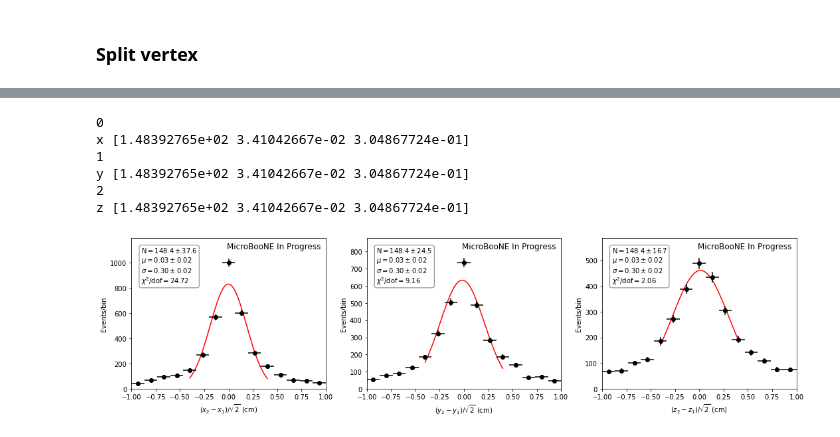
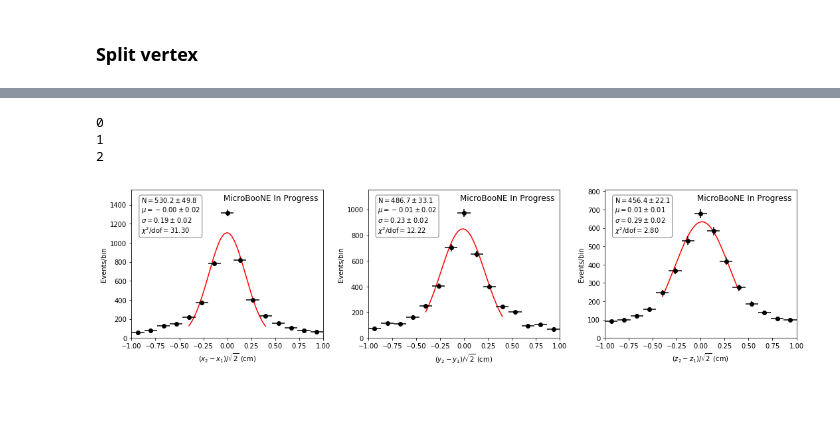
Before and after one commit to rutgersnu/mcc9-reco, a Jupyter notebook: NuMuCC_validation_trackstudies_august5.ipynb, the cells around one changed output, grey strips where cells are left out. Saved outputs shown, nothing was run; the diff lists cells and outputs as text; code cells hidden in the pictures; blank space fills up the shorter version.

```diff
--- a/NuMuCC_validation_trackstudies_august5.ipynb
+++ b/NuMuCC_validation_trackstudies_august5.ipynb
@@ -31,7 +34,7 @@ main_tree_name = "NuCCanalyzer"
 #dict_names = ["nue", "nu", "on", "off", "dirt"]
 dict_names = ["nu", "on", "off", "dirt"]
 # %%
-fidvol_vtx = [10, 10, 10, 10, 10, 50]
+fidvol_vtx = [24.8, 31.55, 32.47, 32, 26.9, 30]
 
 mass_mu = 0.106
 mass_p = 0.938272
@@ -2163,11 +2173,12 @@ plt.show()
 fig, (ax1, ax2) = plt.subplots(1, 2, figsize=(10,4))
 
 xbins = np.linspace(0.4, 1.8, 8)
-
+#8
 # Extract a profile histogram
 def get_profile(sample):
     #  Selected contained muon candidate tracks
-    df = d[sample]['df_daughters'].query("python_select & muon_candidate & contained & hitsU > 150 & hitsV > 150 & hitsY > 150 & track_mcs_ll < 300")
+    #muon_candidate & python_select
+    df = d[sample]['df_daughters'].query("python_select&muon_candidate & contained & hitsU > 150 & hitsV > 150 & hitsY > 150 & track_mcs_ll < 300 & mcs_trackMomErr_MuFwd_rm10 <7.5 & (mcs_trackMom_MuFwd_rm10 - track_range_mom_mu > -0.2)")
 
     # MCS momentum, whichever of forwards and backwards fit is  best
     pmcs = df.mcs_trackMom_MuFwd_rm10.where(df.mcs_trackIsBestFwd_Mu_rm10==1, df.mcs_trackMom_MuBwd_rm10)
@@ -2250,6 +2261,6 @@ ax2.text(1.75, 0.29, 'MicroBooNE In Progress', verticalalignment='top', horizont
 
 
 plt.tight_layout()
-plt.savefig("FractionalBiasResoVsPRange.pdf")
+#plt.savefig("FractionalBiasResoVsPRange.png")
 plt.show()
 # %% [output]
@@ -2257,7 +2268,7 @@ plt.show()
 # %%
 fig, (ax1) = plt.subplots(1, figsize=(10,4))
 xbins = np.linspace(1.4, 1.6, 5)
-df = d["on"]['df_daughters'].query('python_select & muon_candidate & contained')
+df = d["on"]['df_daughters'].query('python_select & muon_candidate ')
 prange = df.track_range_mom_mu
 pmcs = df.mcs_trackMom_MuFwd_rm10.where(df.mcs_trackIsBestFwd_Mu_rm10==1, df.mcs_trackMom_MuBwd_rm10)
 
@@ -2359,8 +2473,8 @@ xbins = np.linspace(-1, 1, 16)
 
 # Extract event-level variables of interest
 v = ['v%i%spos' % (i,j) for i in [1,2] for j in 'xyz']
-ds = d['on']['events'].pandas.df(v + ['num_tracks','nu_mu_cc_selected'])
-ds = ds[(ds.num_tracks>=4)&(ds.nu_mu_cc_selected)&(ds.v1xpos!=0)]
+ds = d['on']['events'].pandas.df(v + ['num_tracks','nu_mu_cc_selected','nu_score'])
+ds = ds[(ds.num_tracks>=4)&(ds.nu_mu_cc_selected)&(ds.v1xpos!=0)&(ds.v2xpos!=0)&(ds.nu_score>0.5)]
 
 # Loop over x, y, z
 for i, dim in enumerate('xyz'):
@@ -2398,10 +2512,11 @@ for i, dim in enumerate('xyz'):
     ax[i].plot(x2, a*scipy.stats.norm.pdf(x2, mu, std), c='r', zorder=-100)
 
     err_mu, err_amp, err_std = np.sqrt(np.diag(fit.covar))
+
     textstr = '\n'.join((
-    r'$\mathrm{N}=%1.1f\pm%1.1f$' % (pars[0], err_amp),
-    r'$\mu=%1.2f\pm%1.2f$' % (pars[1], err_mu),
-    r'$\sigma=%1.2f\pm%1.2f$' % (pars[2], err_std),
+    r'$\mathrm{N}=%1.1f\pm%1.1f$' % (fit.params['amplitude'], err_amp),
+    r'$\mu=%1.2f\pm%1.2f$' % (fit.params['center'], err_mu),
+    r'$\sigma=%1.2f\pm%1.2f$' % (fit.params['sigma'], err_std),
     r'$\chi^2/\mathrm{dof}=%1.2f$' % (fit.redchi)))
 
     props = dict(boxstyle='round',facecolor = 'white', alpha=0.5)
@@ -2409,7 +2524,7 @@ for i, dim in enumerate('xyz'):
     ax[i].text(0.05, 0.95, textstr, transform=ax[i].transAxes, fontsize=10,
     verticalalignment='top', bbox=props)
     # The parameters should go in a text box on the plot
-    print(dim, pars)
+    #print(dim, pars)
 
     ymax = ax[i].get_ylim()[1]
     ax[i].set_ylim(0, ymax*1.07)
@@ -2417,6 +2532,6 @@ for i, dim in enumerate('xyz'):
 
 
 plt.tight_layout()
-plt.savefig("BNBsplitvertex.pdf")
+#plt.savefig("BNBsplitvertex.png")
 plt.show()
 # %% [output]
@@ -2453,8 +2565,9 @@ xbins = np.linspace(-1, 1, 16)
 
 # Extract event-level variables of interest
 v = ['v%i%spos' % (i,j) for i in [1,2] for j in 'xyz']
-ds = d['nu']['events'].pandas.df(v + ['num_tracks','nu_mu_cc_selected','nu_score','nu_contained','hitsU','hitsV','hitsY'])
-ds = ds.query('num_tracks>=4 & nu_mu_cc_selected & v1xpos!=0 & v2xpos != 0 & nu_score>0.5 & nu_contained & hitsU>150 & hitsV>150 &hitsY>150')
+ds = d['nu']['events'].pandas.df(v + ['num_tracks','nu_mu_cc_selected','nu_score','nu_contained','hitsU','hitsV','hitsY', 'total_hits'])
+ds = ds.query('num_tracks>=4 & nu_mu_cc_selected & v1xpos!=0 & v2xpos != 0 & nu_score>0.5')
+#& v1xpos!=0 & v2xpos != 0 & nu_score>0.5 & nu_contained & hitsU>150 & hitsV>150 &hitsY>150
 
 # Loop over x, y, z
 for i, dim in enumerate('xyz'):
@@ -2486,42 +2599,40 @@ for i, dim in enumerate('xyz'):
 
     fit = lmfit.minimize(residual, par, args=(x[4:-5],), kws={'data': y[4:-5], 'err': ye[4:-5]})
 
     xbins2 = np.linspace(x[4],x[-5],1001)
     x2 = xbins2[:-1] + np.diff(xbins2)/2
     a, mu, std = fit.params['amplitude'], fit.params['center'], fit.params['sigma']
     ax[i].plot(x2, a*scipy.stats.norm.pdf(x2, mu, std), c='r', zorder=-100)
 
     err_mu, err_amp, err_std = np.sqrt(np.diag(fit.covar))
     textstr = '\n'.join((
-    r'$\mathrm{N}=%1.1f\pm%1.1f$' % (pars[0], err_amp),
-    r'$\mu=%1.2f\pm%1.2f$' % (pars[1], err_mu),
-    r'$\sigma=%1.2f\pm%1.2f$' % (pars[2], err_std),
+    r'$\mathrm{N}=%1.1f\pm%1.1f$' % (fit.params['amplitude'], err_amp),
+    r'$\mu=%1.2f\pm%1.2f$' % (fit.params['center'], err_mu),
+    r'$\sigma=%1.2f\pm%1.2f$' % (fit.params['sigma'], err_std),
     r'$\chi^2/\mathrm{dof}=%1.2f$' % (fit.redchi)))
+
 
     props = dict(boxstyle='round',facecolor = 'white', alpha=0.5)
 
     ax[i].text(0.05, 0.95, textstr, transform=ax[i].transAxes, fontsize=10,
     verticalalignment='top', bbox=props)
     # The parameters should go in a text box on the plot
-    print(dim, pars)
+    #print(dim, pars)
 
     ax[i].set_xlim(-1,1)
     ymax = ax[i].get_ylim()[1]
     ax[i].set_ylim(0, ymax*1.1)
     ax[i].text(0.95, ymax*1.07, 'MicroBooNE In Progress', verticalalignment='top', horizontalalignment='right', fontsize=12)
 
 
 plt.tight_layout()
-plt.savefig("overlaysplitvertex.pdf")
+#plt.savefig("overlaysplitvertex.png")
 plt.show()
 # %% [output]
 0
-x [1.48392765e+02 3.41042667e-02 3.04867724e-01]
 1
-y [1.48392765e+02 3.41042667e-02 3.04867724e-01]
 2
-z [1.48392765e+02 3.41042667e-02 3.04867724e-01]
-[figure, old version]
+[figure, new version]
 # %%
 dk = d['on']['df_daughters'].query('python_select & muon_candidate & contained & track_range_mom_mu > 1.52')
 prange = dk.track_range_mom_mu
```
Also changed, not shown: parts of 20 cells of this notebook.
